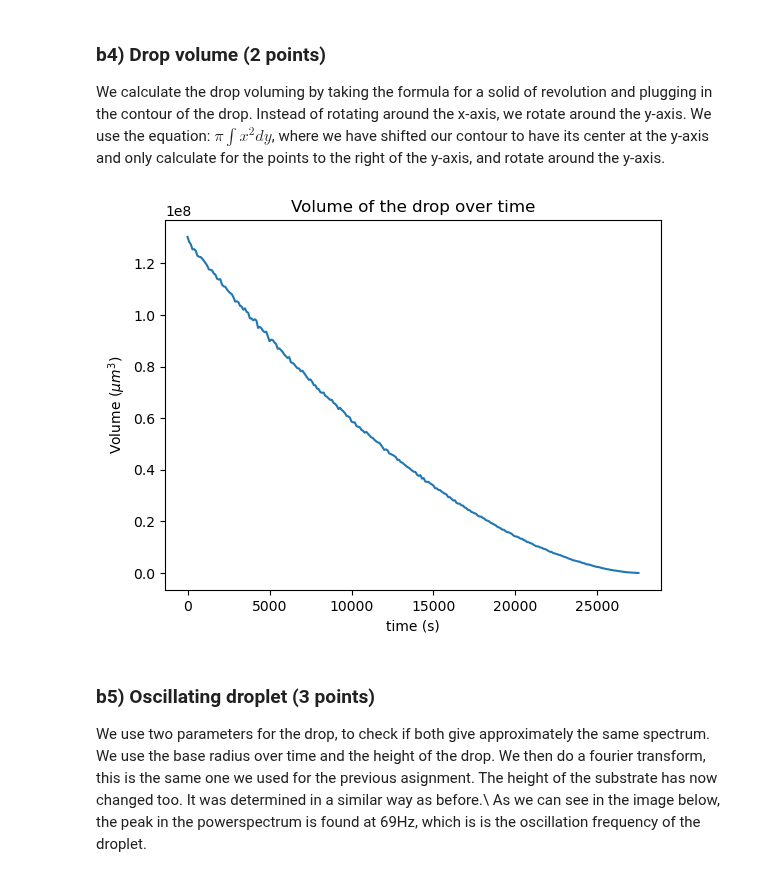
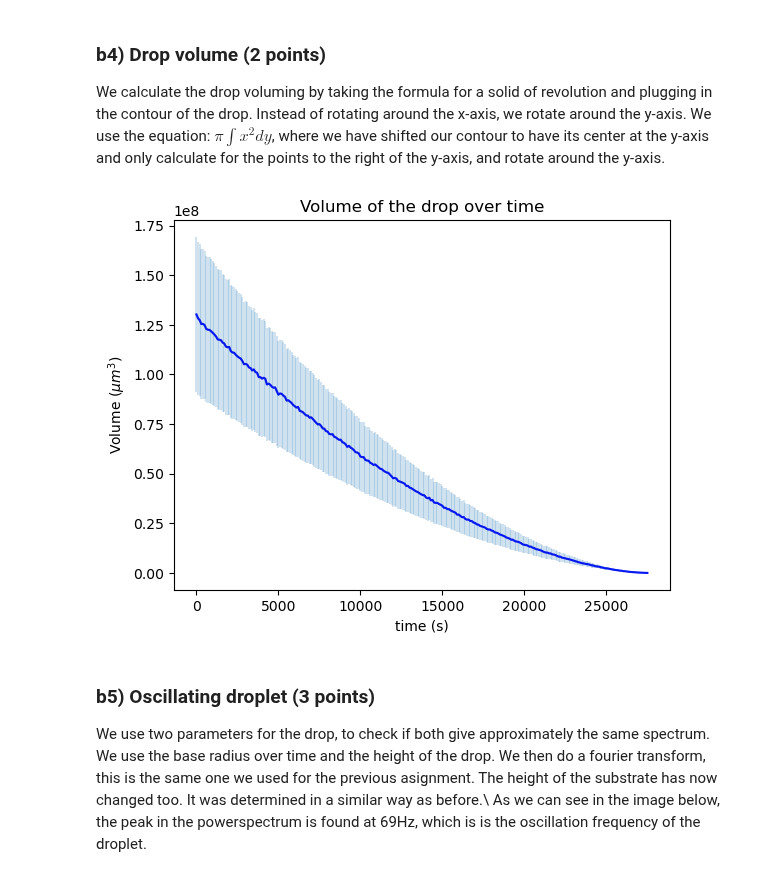
Before and after one commit to TFLVerouden/ETPoF, a Jupyter notebook: HW2/HW_2.ipynb, the cells around one changed output. Saved outputs shown, nothing was run; the diff lists cells and outputs as text; code cells hidden in the pictures.

```diff
--- a/HW2/HW_2.ipynb
+++ b/HW2/HW_2.ipynb
@@ -25,7 +25,8 @@ plt.imshow(img_corner)
 
 #insert scaling function here
 # so we have a scaling of...
-calibration = 1 #mm/px
+calibration = 1 #um/px
+dc = 0.1 # error in calibration
 # %% [output]
 [figure]
 # %% [markdown]
@@ -136,6 +141,7 @@ h, w = 694, 784
 ysubstrate = 670
 
 angle = np.zeros(275+1)
+da = np.zeros(275+1)
 
 for i in range(275+1):
     num = f'{i}' #pad number to 0007 shape
@@ -213,11 +219,13 @@ for i in range(275+1):
     x = x[mask]
 
     popt, pcov = curve_fit(func, x, y)
+    de = np.sqrt(np.diag(pcov))[0]
 
     y2 = np.round(func(x2, *popt))
     y3 = np.round(func(x2+200, *popt))
 
     angle[i] = abs(np.arctan(popt[0])*180/np.pi)
+    da[i] = np.sqrt( ((1/((popt[0]**2) + 1))**2)*(de**2)  )
     if i >= 274:
         angle[i] = 180 - abs(np.arctan(popt[0])*180/np.pi)
     #print(i, angle[i])
@@ -237,7 +245,7 @@ for i in range(275+1):
 plt.show()
 
 plt.figure()
-plt.plot(t1, angle)
+plt.errorbar(t1, angle, yerr=da)
 plt.xlabel('time (s)')
 plt.ylabel('angle (degrees)')
 plt.title('Angle of the drop with the substrate over time')
@@ -326,35 +334,39 @@ for i in range(275+1):
 
     # taking off the edges of the frame it keeps detecting >:(, and the bottom substrate
     mask = (y != 0) & (x != 0) & (x != np.max(x)) & (y != np.max(y)) & (y<ysubstrate)
     points = points[mask]
 
     #reshape into a contour
     ctr = np.array(points).reshape((-1,1,2)).astype(np.int32)
 
     ## Draw and fit circle
     canvas = np.zeros_like(img)
     cv.drawContours(canvas , ctr, -1, (0, 255, 0), 1)
 
     circles = cv.HoughCircles(canvas[:,:,1],cv.HOUGH_GRADIENT,1,300,
                             param1=50,param2=10,minRadius=0, maxRadius=0)
 
     r = circles[0,0,2]
     xc = circles[0,0,0]
     yc = circles[0,0,1]
 
     #calculate volume
     x, y = x[mask], y[mask]
     mask = x > xc
     volume[i] = np.pi*np.trapz((x[mask]-xc)**2, y[mask])
 
+#error calculation
+dV = np.sqrt(   ((3*volume*(calibration**2))**2 )  *(dc**2) )
+
 plt.figure()
-plt.plot(t1, volume*(calibration**3))
+plt.errorbar(t1, volume*(calibration**3), yerr=dV, alpha=0.2)
+plt.plot(t1, volume*(calibration**3), 'b')
 plt.xlabel('time (s)')
 plt.ylabel('Volume ($\mu m^3$)')
 plt.title('Volume of the drop over time')
 plt.show()
 # %% [output]
-[figure, old version]
+[figure, new version]
 # %% [markdown]
 ### b5) Oscillating droplet (3 points)
 We use two parameters for the drop, to check if both give approximately the same spectrum. We use the base radius over time and the height of the drop. We then do a fourier transform, this is the same one we used for the previous asignment. The height of the substrate has now changed too. It was determined in a similar way as before.\\
```
Also changed, not shown: parts of 2 cells of this notebook.
